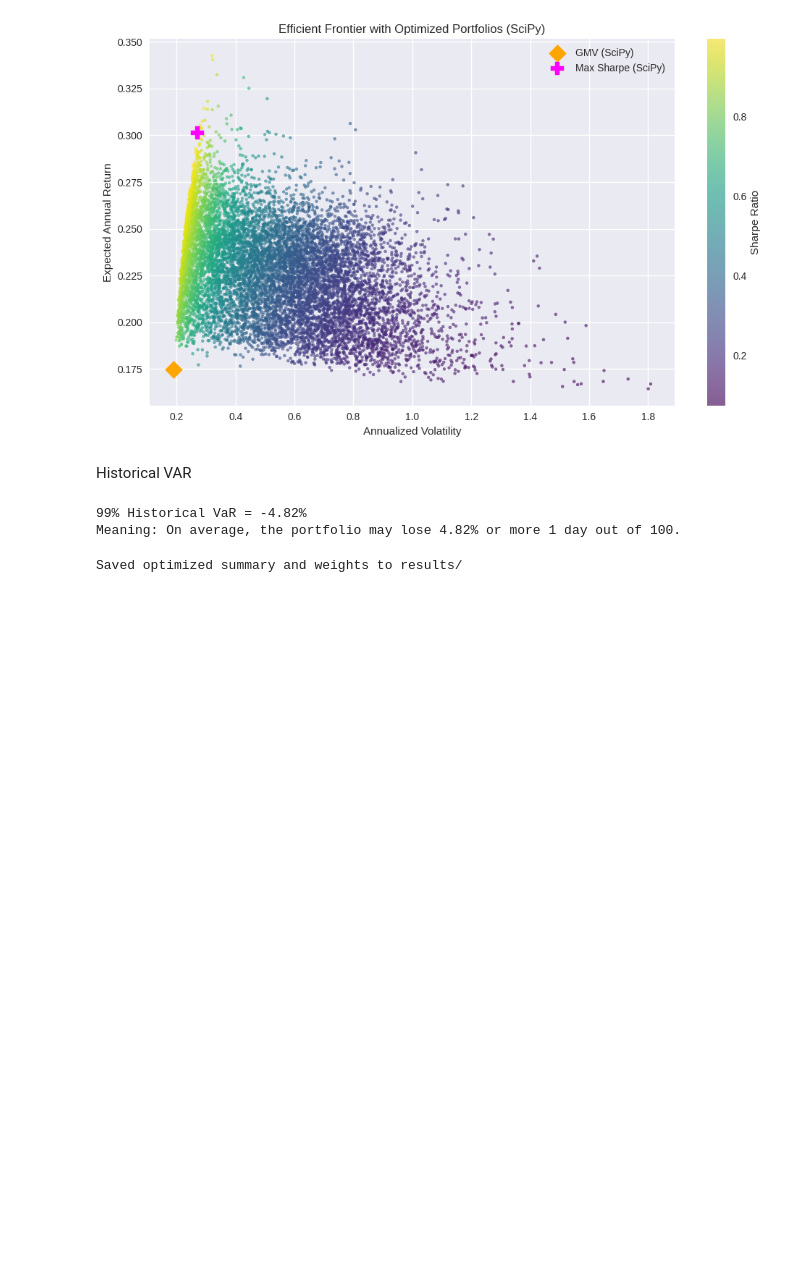
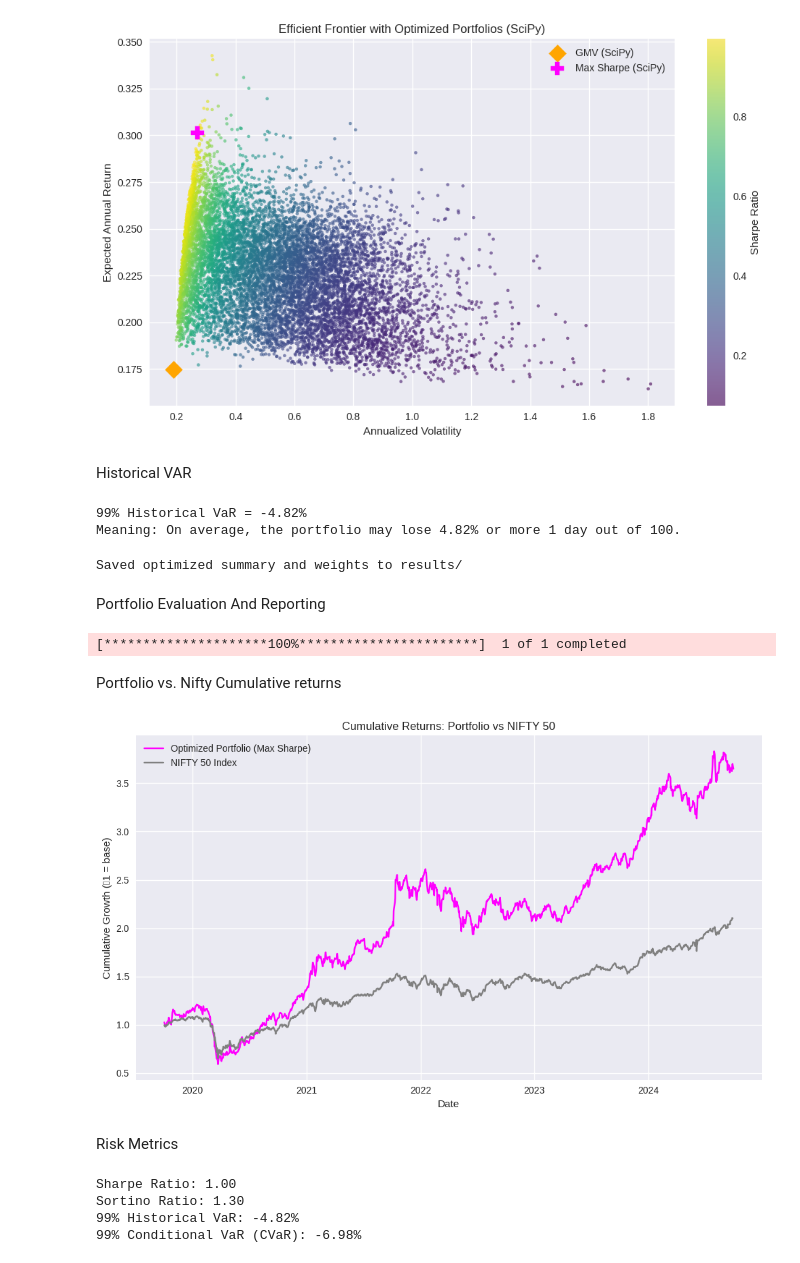
Before and after one commit to Cheeetohz/tissue-paper-box, a Jupyter notebook: Tissue_paper_box.ipynb, the cells around one changed output. Cells and saved outputs as stored; diff of their text form; code cells hidden in the pictures; blank space fills up the shorter version.

```diff
--- a/Tissue_paper_box.ipynb
+++ b/Tissue_paper_box.ipynb
@@ -470,3 +470,61 @@ np.save('results/min_vol_weights.npy', w_gmv)
 print("Saved optimized summary and weights to results/")
 # %% [output]
 Saved optimized summary and weights to results/
+# %% [markdown]
+Portfolio Evaluation And Reporting
+# %%
+# Benchmark data for same period
+start_date = data.index[0]
+end_date = data.index[-1]
+nifty = yf.download("^NSEI", start=start_date, end=end_date, auto_adjust=True)['Close']
+nifty_returns = np.log(nifty / nifty.shift(1)).dropna()
+# %% [output]
+[*********************100%***********************]  1 of 1 completed
+# %% [markdown]
+Portfolio vs. Nifty Cumulative returns
+# %%
+# Daily portfolio returns using optimized Max Sharpe weights
+daily_portfolio_returns = (log_returns * w_sharpe).sum(axis=1)
+
+# Cumulative returns
+cum_portfolio = (1 + daily_portfolio_returns).cumprod()
+cum_nifty = (1 + nifty_returns).cumprod()
+
+plt.figure(figsize=(10,6))
+plt.plot(cum_portfolio, label='Optimized Portfolio (Max Sharpe)', color='magenta')
+plt.plot(cum_nifty, label='NIFTY 50 Index', color='grey')
+plt.title('Cumulative Returns: Portfolio vs NIFTY 50')
+plt.xlabel('Date')
+plt.ylabel('Cumulative Growth (₹1 = base)')
+plt.legend()
+plt.grid(True)
+plt.tight_layout()
+plt.savefig('results/portfolio_vs_nifty.png', dpi=150)
+plt.show()
+# %% [output]
+[figure, added]
+# %% [markdown]
+Risk Metrics
+# %%
+rf_daily = rf / 252
+
+# Sharpe Ratio (annualized)
+sharpe_ratio = ((daily_portfolio_returns.mean() - rf_daily) / daily_portfolio_returns.std()) * np.sqrt(252)
+
+# Sortino Ratio
+downside_returns = daily_portfolio_returns[daily_portfolio_returns < 0]
+sortino_ratio = ((daily_portfolio_returns.mean() - rf_daily) / downside_returns.std()) * np.sqrt(252)
+
+# Historical VaR and CVaR
+var_99 = np.percentile(daily_portfolio_returns, 1)
+cvar_99 = daily_portfolio_returns[daily_portfolio_returns <= var_99].mean()
+
+print(f"Sharpe Ratio: {sharpe_ratio:.2f}")
+print(f"Sortino Ratio: {sortino_ratio:.2f}")
+print(f"99% Historical VaR: {var_99:.2%}")
+print(f"99% Conditional VaR (CVaR): {cvar_99:.2%}")
+# %% [output]
+Sharpe Ratio: 1.00
+Sortino Ratio: 1.30
+99% Historical VaR: -4.82%
+99% Conditional VaR (CVaR): -6.98%
```
Also changed, not shown: parts of 7 cells of this notebook, 4 other files.
